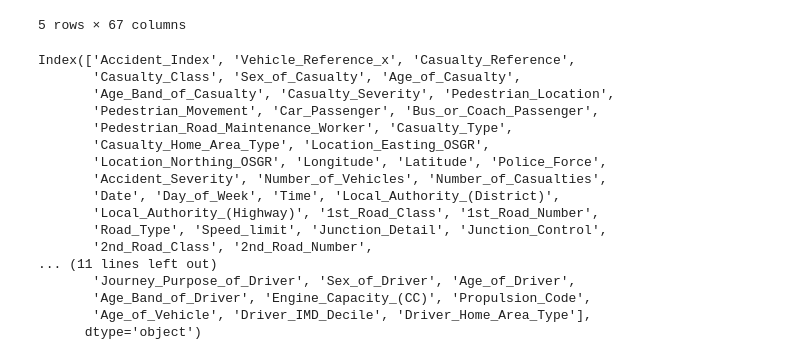
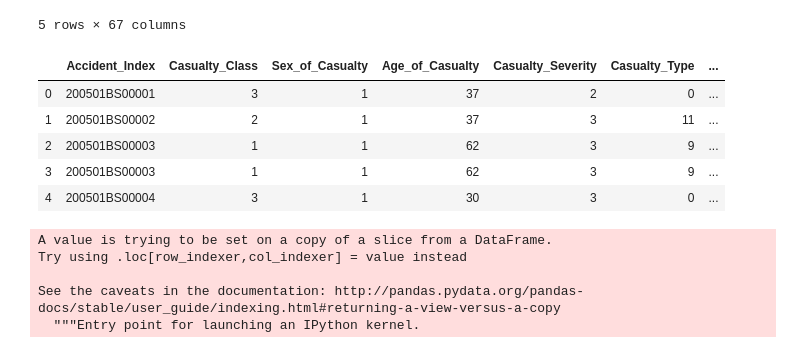
Before and after one commit to zxxdan/DataBootcampProject2, a Jupyter notebook: Notebooks/uk_transform.ipynb, the cells around one changed output. Saved outputs shown, nothing was run; the diff lists cells and outputs as text; code cells hidden in the pictures.

```diff
--- a/Notebooks/uk_transform.ipynb
+++ b/Notebooks/uk_transform.ipynb
@@ -8,5 +19,5 @@ uk_vehicle_file = os.path.join("..","source_unzip","UK","Vehicles0515.csv")
 # %%
-uk_accident_df = pd.read_csv(uk_accident_file)
+uk_accident_df = pd.read_csv(uk_accident_file, low_memory=False)
 uk_accident_df.head()
 # %% [output]
 |  | Accident_Index | Location_Easting_OSGR | Location_Northing_OSGR | Longitude | Latitude | Police_Force | ... |
@@ -59,23 +70,3 @@ uk_acci_casu_vehi_df.head()
 | 3 | 200501BS00003 | 2 | 1 | 1 | 1 | ... |
 | 4 | 200501BS00004 | 1 | 1 | 3 | 1 | ... |
 5 rows × 67 columns
-# %%
-uk_acci_casu_vehi_df.columns
-# %% [output]
-Index(['Accident_Index', 'Vehicle_Reference_x', 'Casualty_Reference',
-       'Casualty_Class', 'Sex_of_Casualty', 'Age_of_Casualty',
-       'Age_Band_of_Casualty', 'Casualty_Severity', 'Pedestrian_Location',
-       'Pedestrian_Movement', 'Car_Passenger', 'Bus_or_Coach_Passenger',
-       'Pedestrian_Road_Maintenance_Worker', 'Casualty_Type',
-       'Casualty_Home_Area_Type', 'Location_Easting_OSGR',
-       'Location_Northing_OSGR', 'Longitude', 'Latitude', 'Police_Force',
-       'Accident_Severity', 'Number_of_Vehicles', 'Number_of_Casualties',
-       'Date', 'Day_of_Week', 'Time', 'Local_Authority_(District)',
-       'Local_Authority_(Highway)', '1st_Road_Class', '1st_Road_Number',
-       'Road_Type', 'Speed_limit', 'Junction_Detail', 'Junction_Control',
-       '2nd_Road_Class', '2nd_Road_Number',
-... (11 lines left out)
-       'Journey_Purpose_of_Driver', 'Sex_of_Driver', 'Age_of_Driver',
-       'Age_Band_of_Driver', 'Engine_Capacity_(CC)', 'Propulsion_Code',
-       'Age_of_Vehicle', 'Driver_IMD_Decile', 'Driver_Home_Area_Type'],
-      dtype='object')
@@ -81,0 +75,32 @@ Index(['Accident_Index', 'Vehicle_Reference_x', 'Casualty_Reference',
+# %%
+uk_data_df = uk_acci_casu_vehi_df[['Accident_Index',
+                                   'Casualty_Class',
+                                   'Sex_of_Casualty',
+                                   'Age_of_Casualty',
+                                   'Casualty_Severity',
+                                   'Casualty_Type',
+                                   'Number_of_Vehicles',
+                                   'Number_of_Casualties',
+                                   'Date',
+                                   'Vehicle_Type',
+                                   'Sex_of_Driver',
+                                   'Age_of_Driver',
+                                   'Age_of_Vehicle'
+                                  ]]
+
+uk_data_df.head()
+# %% [output]
+|  | Accident_Index | Casualty_Class | Sex_of_Casualty | Age_of_Casualty | Casualty_Severity | Casualty_Type | ... |
+| 0 | 200501BS00001 | 3 | 1 | 37 | 2 | 0 | ... |
+| 1 | 200501BS00002 | 2 | 1 | 37 | 3 | 11 | ... |
+| 2 | 200501BS00003 | 1 | 1 | 62 | 3 | 9 | ... |
+| 3 | 200501BS00003 | 1 | 1 | 62 | 3 | 9 | ... |
+| 4 | 200501BS00004 | 3 | 1 | 30 | 3 | 0 | ... |
+# %%
+uk_data_df["Date"] = uk_data_df["Date"].astype('datetime64')
+# %% [output]
+A value is trying to be set on a copy of a slice from a DataFrame.
+Try using .loc[row_indexer,col_indexer] = value instead
+
+See the caveats in the documentation: http://pandas.pydata.org/pandas-docs/stable/user_guide/indexing.html#returning-a-view-versus-a-copy
+  """Entry point for launching an IPython kernel.
```
Also changed, not shown: parts of 14 cells of this notebook, 2 other files.
